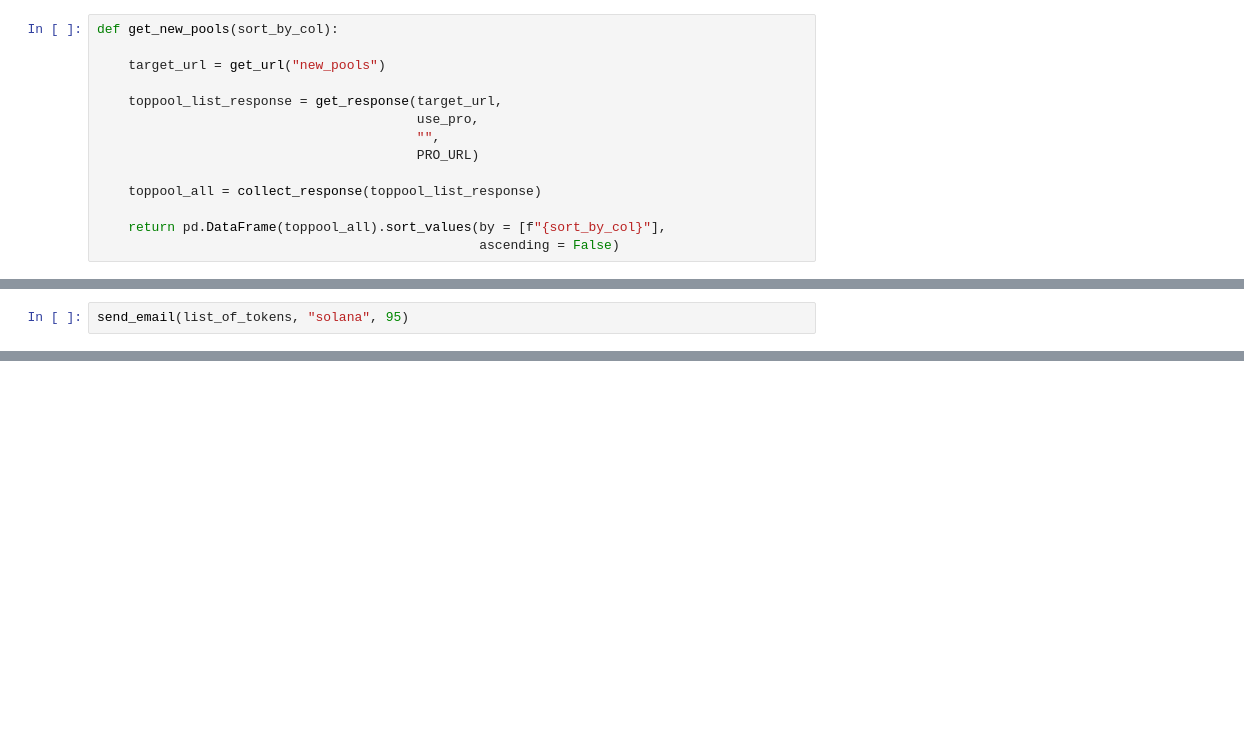
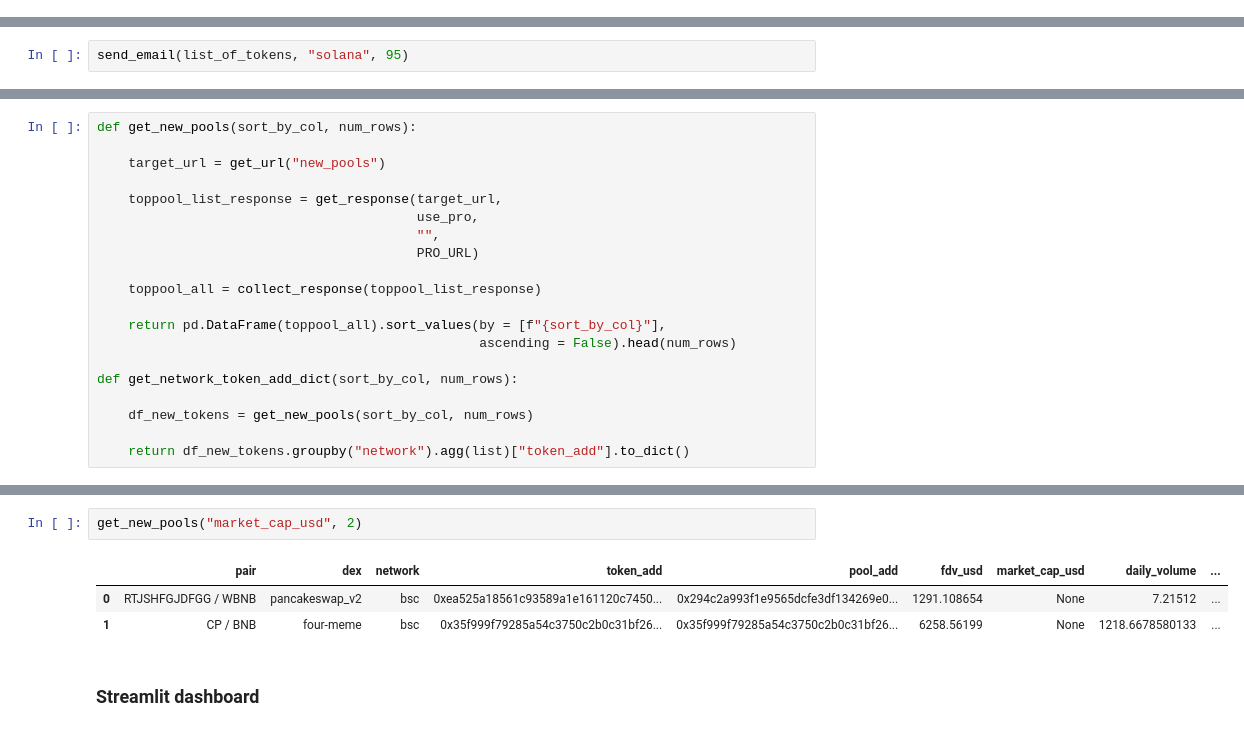
Before and after one commit to vnegi10/Bonding_curve_data_analysis, a Jupyter notebook: CG_bonding_curve.ipynb, the cells around one changed output, grey strips where cells are left out. Saved outputs shown, nothing was run; the diff lists cells and outputs as text; blank space fills up the shorter version.

Commit message:
Collect token data for new pools

```diff
--- a/CG_bonding_curve.ipynb
+++ b/CG_bonding_curve.ipynb
@@ -157,14 +201,0 @@ get_top_pools_network("solana", "market_cap_usd").head(5)
-# %%
-def get_new_pools(sort_by_col):
-
-    target_url = get_url("new_pools")
-
-    toppool_list_response = get_response(target_url,
-                                         use_pro,
-                                         "",
-                                         PRO_URL)
-
-    toppool_all = collect_response(toppool_list_response)
-
-    return pd.DataFrame(toppool_all).sort_values(by = [f"{sort_by_col}"],
-                                                 ascending = False)
@@ -398,0 +418,20 @@ send_email(list_of_tokens, "solana", 95)
+# %%
+def get_new_pools(sort_by_col, num_rows):
+
+    target_url = get_url("new_pools")
+
+    toppool_list_response = get_response(target_url,
+                                         use_pro,
+                                         "",
+                                         PRO_URL)
+
+    toppool_all = collect_response(toppool_list_response)
+
+    return pd.DataFrame(toppool_all).sort_values(by = [f"{sort_by_col}"],
+                                                 ascending = False).head(num_rows)
+
+def get_network_token_add_dict(sort_by_col, num_rows):
+
+    df_new_tokens = get_new_pools(sort_by_col, num_rows)
+
+    return df_new_tokens.groupby("network").agg(list)["token_add"].to_dict()
@@ -398,0 +454,8 @@ send_email(list_of_tokens, "solana", 95)
+# %%
+get_new_pools("market_cap_usd", 2)
+# %% [output]
+|  | pair | dex | network | token_add | pool_add | fdv_usd | market_cap_usd | daily_volume | ... |
+| 0 | RTJSHFGJDFGG / WBNB | pancakeswap_v2 | bsc | 0xea525a18561c93589a1e161120c7450... | 0x294c2a993f1e9565dcfe3df134269e0... | 1291.108654 | None | 7.21512 | ... |
+| 1 | CP / BNB | four-meme | bsc | 0x35f999f79285a54c3750c2b0c31bf26... | 0x35f999f79285a54c3750c2b0c31bf26... | 6258.56199 | None | 1218.6678580133 | ... |
+# %% [markdown]
+### Streamlit dashboard
```
Also changed, not shown: parts of 5 cells of this notebook.
